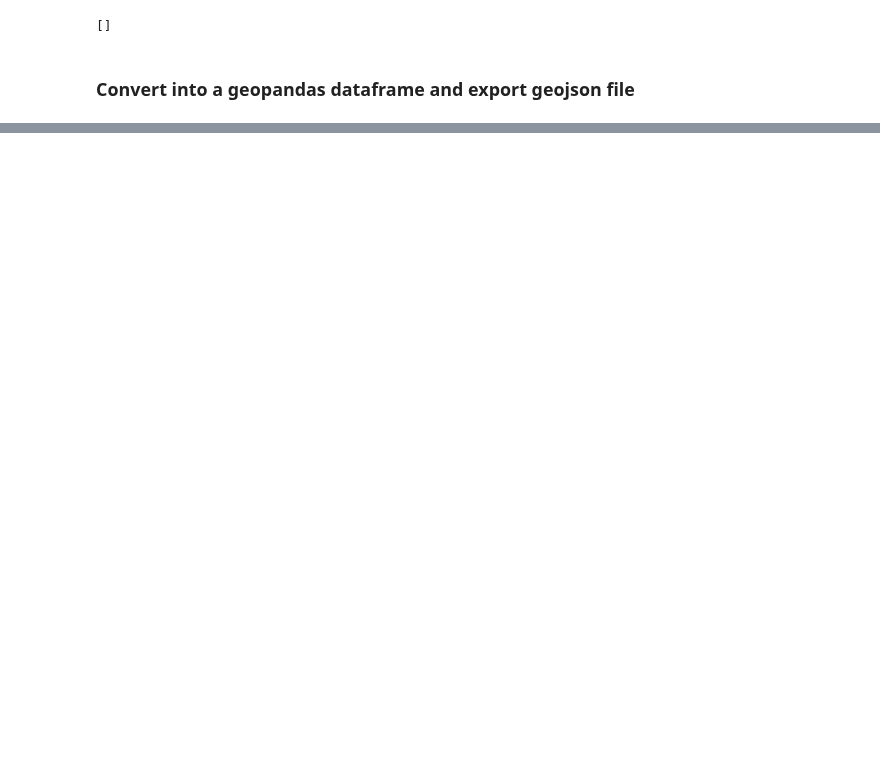
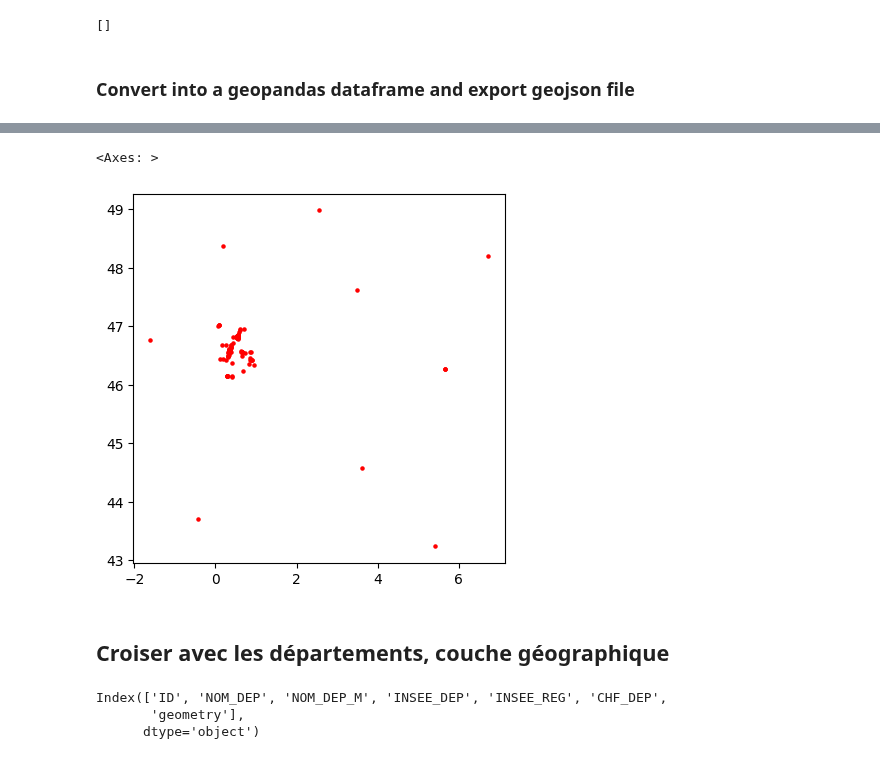
Before and after one commit to cplumejeaud/M2_python, a Jupyter notebook: notebooks/10_geocoding.ipynb, the cells around one changed output, grey strips where cells are left out. Drawn from its saved outputs; the diff is of its cells as text; code cells hidden in the pictures; blank space fills up the shorter version.

```diff
--- a/notebooks/10_geocoding.ipynb
+++ b/notebooks/10_geocoding.ipynb
@@ -253,0 +566,4 @@ dtype: geometry
+# %%
+datapath = r"C:\Travail\Enseignement\Cours_M2_python\2025\dev\geocodage\les_usines_resultat1.geojson"
+gdfdata = geopandas.read_file(datapath)
+gdfdata.head()
@@ -253,0 +577,6 @@ dtype: geometry
+# %%
+# Faire la carte avec geopandas
+gdfdata.plot(marker='o', color='red', markersize=5)
+# %% [output]
+<Axes: >
+[figure, added]
@@ -253,0 +588,11 @@ dtype: geometry
+# %% [markdown]
+## Croiser avec les départements, couche géographique
+# %%
+# Lire les départements
+departements = geopandas.read_file(r"C:\Travail\Cartographie\PUD_septembre2023\data\DEPARTEMENT.shp")
+departements.head()
+departements.columns
+# %% [output]
+Index(['ID', 'NOM_DEP', 'NOM_DEP_M', 'INSEE_DEP', 'INSEE_REG', 'CHF_DEP',
+       'geometry'],
+      dtype='object')
```
Also changed, not shown: parts of 53 cells of this notebook.
